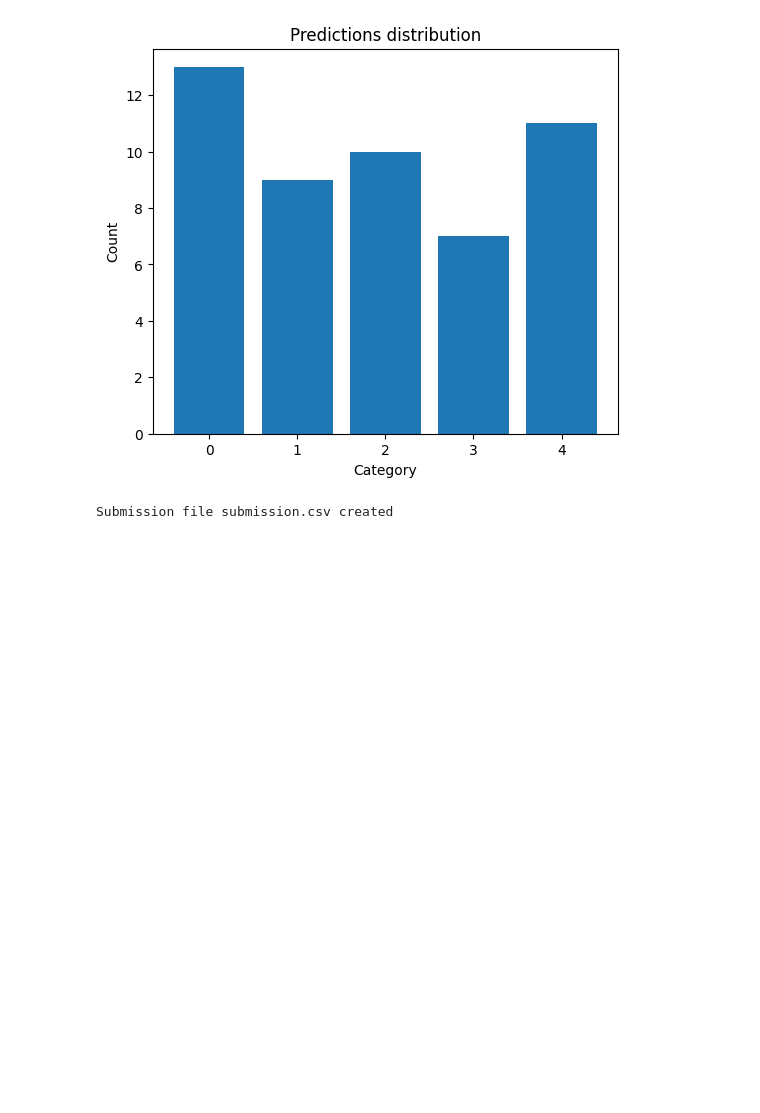
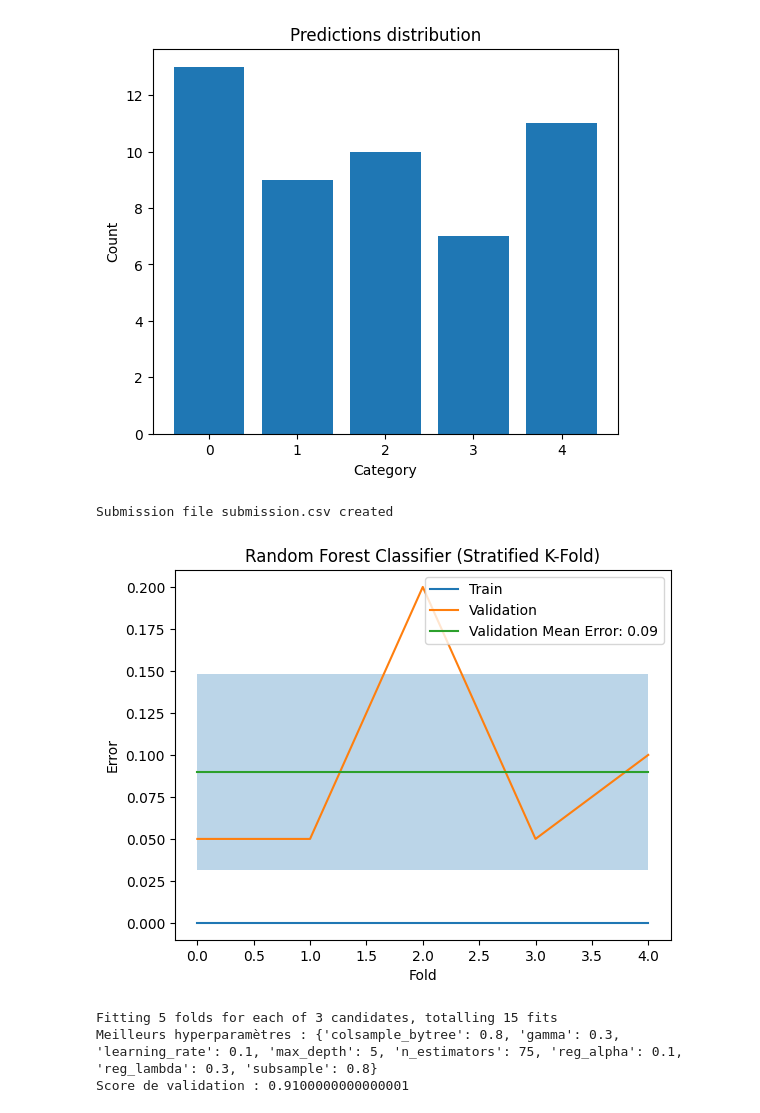
Before and after one commit to clementgilli/Cardiac-Pathology-Prediction, a Jupyter notebook: worksheet.ipynb, the cells around one changed output. Cells and saved outputs as stored; diff of their text form; code cells hidden in the pictures; blank space fills up the shorter version.

Commit message:
add save features + try xgboost

```diff
--- a/worksheet.ipynb
+++ b/worksheet.ipynb
@@ -10,6 +10,8 @@ dataset = load_dataset("Train")
 # %% [output]
 Loaded 100 subjects
 # %%
-X,y = create_features_matrix(dataset, category=True)
+#X,y = create_features_matrix(dataset, category=True, save=True)
+X = np.load("saves/features.npy")
+y = np.load("saves/categories.npy")
 print(f"Number of features: {X.shape[1]}")
 # %% [output]
@@ -190,0 +198,68 @@ Submission file submission.csv created
+# %%
+K=5
+train_errors = []
+val_errors = []
+grid = {'colsample_bytree': 0.8, 'gamma': 0.3, 'learning_rate': 0.1, 'max_depth': 5, 'n_estimators': 75, 'reg_alpha': 0.1, 'reg_lambda': 0.3, 'subsample': 0.8}
+kf = StratifiedKFold(n_splits=K, shuffle=True, random_state=0)
+
+for train_index, val_index in kf.split(X, y):
+    X_train, X_val = X[train_index], X[val_index]
+    y_train, y_val = y[train_index], y[val_index]
+
+    model = xgb.XGBClassifier(objective="multi:softmax", num_class=5,random_state=0)
+    model.set_params(**grid)
+
+    model.fit(X_train, y_train)
+    train_errors.append(1 - model.score(X_train, y_train))
+    val_errors.append(1 - model.score(X_val, y_val))
+
+mean_val_error = np.mean(val_errors)
+std_val_error = np.std(val_errors)
+
+fig = plt.figure()
+plt.plot(range(K), train_errors, label="Train")
+plt.plot(range(K), val_errors, label="Validation")
+plt.plot(range(K), [mean_val_error] * K, label=f"Validation Mean Error: {mean_val_error:.2f}")
+plt.fill_between(range(K), [mean_val_error - std_val_error] * K, [mean_val_error + std_val_error] * K, alpha=0.3)
+plt.title("Random Forest Classifier (Stratified K-Fold)")
+plt.xlabel("Fold")
+plt.ylabel("Error")
+plt.legend()
+plt.show()
+# %% [output]
+[figure, added]
+# %%
+from sklearn.ensemble import RandomForestClassifier
+from sklearn.model_selection import GridSearchCV, StratifiedKFold
+
+# Définition des hyperparamètres à tester
+param_grid = {
+    'n_estimators': [50,75,100],  # Nombre d'arbres
+    'max_depth': [5],  # Profondeur max
+    'learning_rate': [0.1],  # Taux d'apprentissage
+    'gamma': [0.3],  # Réduction de l'erreur minimale pour faire un split
+    'subsample': [0.8],  # % d'échantillons utilisés pour construire chaque arbre
+    'colsample_bytree': [0.8],  # % de features utilisées pour construire chaque arbre
+    'reg_alpha': [0.1],  # L1 regularization
+    'reg_lambda': [0.3]  # L2 regularization
+}
+
+# Cross-validation stratifiée pour garder un bon équilibre des classes
+cv = StratifiedKFold(n_splits=5, shuffle=True, random_state=42)
+
+# Modèle Random Forest
+rf = xgb.XGBClassifier(objective="multi:softmax", num_class=5, random_state=42)
+
+# Grid Search avec Cross-Validation
+grid_search = GridSearchCV(rf, param_grid, cv=cv, n_jobs=-1, verbose=1)
+
+# Entraînement sur les données
+grid_search.fit(X, y)
+
+# Meilleurs hyperparamètres
+print("Meilleurs hyperparamètres :", grid_search.best_params_)
+print("Score de validation :", grid_search.best_score_)
+# %% [output]
+Fitting 5 folds for each of 3 candidates, totalling 15 fits
+Meilleurs hyperparamètres : {'colsample_bytree': 0.8, 'gamma': 0.3, 'learning_rate': 0.1, 'max_depth': 5, 'n_estimators': 75, 'reg_alpha': 0.1, 'reg_lambda': 0.3, 'subsample': 0.8}
+Score de validation : 0.9100000000000001
```
Also changed, not shown: parts of 4 cells of this notebook, 3 other files.
